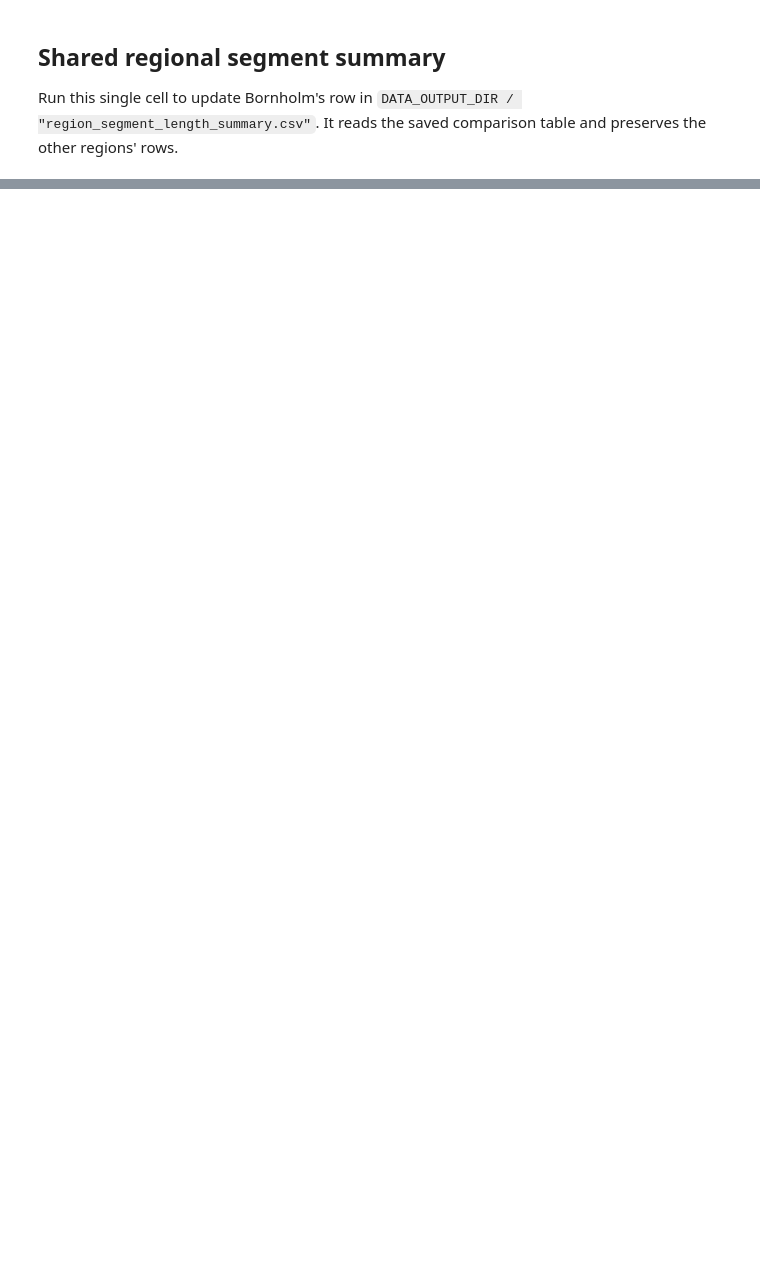
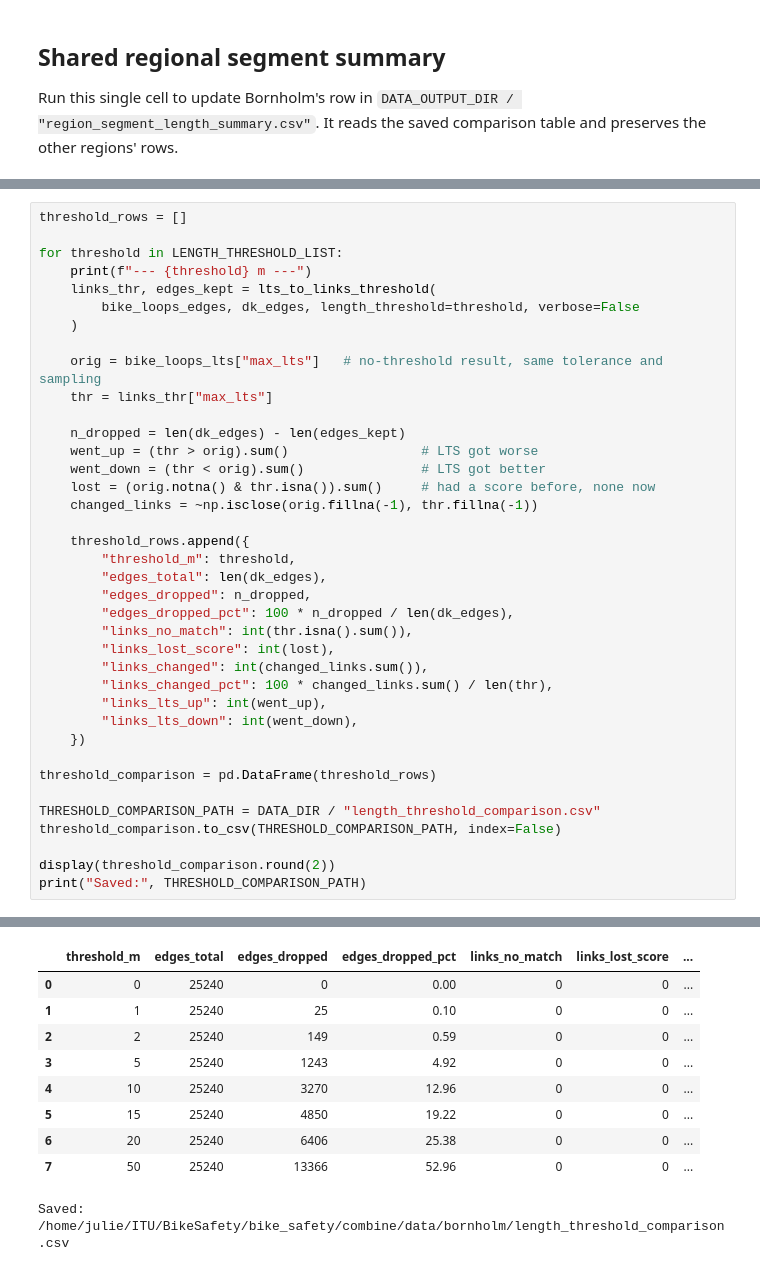
Before and after one commit to AstridArh/bike_safety, a Jupyter notebook: combine/combine_bornholm.ipynb, the cells around one changed output, grey strips where cells are left out. Saved outputs shown, nothing was run; the diff lists cells and outputs as text; blank space fills up the shorter version.

```diff
--- a/combine/combine_bornholm.ipynb
+++ b/combine/combine_bornholm.ipynb
@@ -587,0 +850,39 @@ with plt.rc_context({"font.size": 10, "axes.titlesize": 13, "axes.labelsize": 10
+# %%
+threshold_rows = []
+
+for threshold in LENGTH_THRESHOLD_LIST:
+    print(f"--- {threshold} m ---")
+    links_thr, edges_kept = lts_to_links_threshold(
+        bike_loops_edges, dk_edges, length_threshold=threshold, verbose=False
+    )
+
+    orig = bike_loops_lts["max_lts"]   # no-threshold result, same tolerance and sampling
+    thr = links_thr["max_lts"]
+
+    n_dropped = len(dk_edges) - len(edges_kept)
+    went_up = (thr > orig).sum()                 # LTS got worse
+    went_down = (thr < orig).sum()               # LTS got better
+    lost = (orig.notna() & thr.isna()).sum()     # had a score before, none now
+    changed_links = ~np.isclose(orig.fillna(-1), thr.fillna(-1))
+
+    threshold_rows.append({
+        "threshold_m": threshold,
+        "edges_total": len(dk_edges),
+        "edges_dropped": n_dropped,
+        "edges_dropped_pct": 100 * n_dropped / len(dk_edges),
+        "links_no_match": int(thr.isna().sum()),
+        "links_lost_score": int(lost),
+        "links_changed": int(changed_links.sum()),
+        "links_changed_pct": 100 * changed_links.sum() / len(thr),
+        "links_lts_up": int(went_up),
+        "links_lts_down": int(went_down),
+    })
+
+threshold_comparison = pd.DataFrame(threshold_rows)
+
+THRESHOLD_COMPARISON_PATH = DATA_DIR / "length_threshold_comparison.csv"
+threshold_comparison.to_csv(THRESHOLD_COMPARISON_PATH, index=False)
+
+display(threshold_comparison.round(2))
+print("Saved:", THRESHOLD_COMPARISON_PATH)
+# %% [output]
@@ -587,0 +905,10 @@ with plt.rc_context({"font.size": 10, "axes.titlesize": 13, "axes.labelsize": 10
+|  | threshold_m | edges_total | edges_dropped | edges_dropped_pct | links_no_match | links_lost_score | ... |
+| 0 | 0 | 25240 | 0 | 0.00 | 0 | 0 | ... |
+| 1 | 1 | 25240 | 25 | 0.10 | 0 | 0 | ... |
+| 2 | 2 | 25240 | 149 | 0.59 | 0 | 0 | ... |
+| 3 | 5 | 25240 | 1243 | 4.92 | 0 | 0 | ... |
+| 4 | 10 | 25240 | 3270 | 12.96 | 0 | 0 | ... |
+| 5 | 15 | 25240 | 4850 | 19.22 | 0 | 0 | ... |
+| 6 | 20 | 25240 | 6406 | 25.38 | 0 | 0 | ... |
+| 7 | 50 | 25240 | 13366 | 52.96 | 0 | 0 | ... |
+Saved: /home/julie/ITU/BikeSafety/bike_safety/combine/data/bornholm/length_threshold_comparison.csv
```
Also changed, not shown: parts of 30 cells of this notebook, 6 other files.
